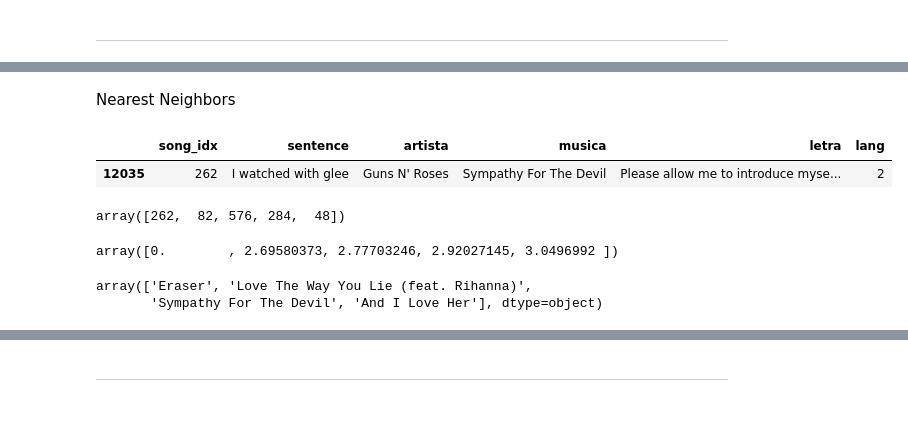
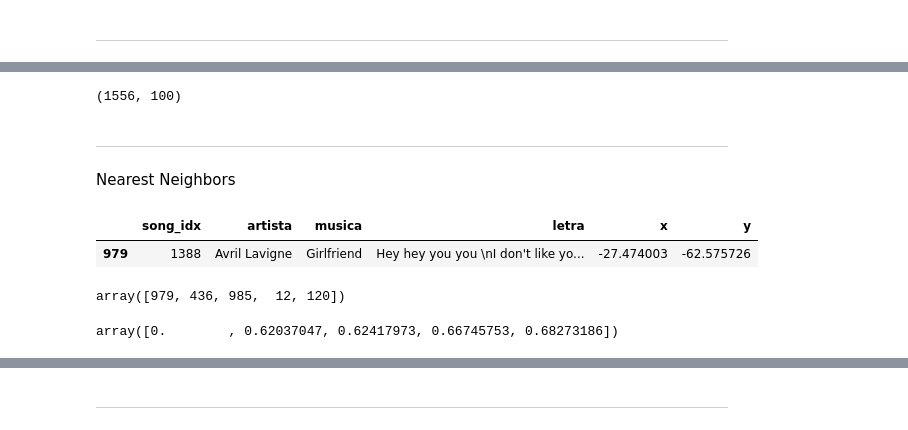
Before and after one commit to tiagohcalves/creative-ai, a Jupyter notebook: songwriter/src/05-song_space_plot.ipynb, the cells around one changed output, grey strips where cells are left out. Drawn from its saved outputs; the diff is of its cells as text; code cells hidden in the pictures.

Commit message:
Update song space

```diff
--- a/songwriter/src/05-song_space_plot.ipynb
+++ b/songwriter/src/05-song_space_plot.ipynb
@@ -65,0 +74,2 @@ with open("../data/processed/song_encodings_big.pkl", "wb") as outfile:
+# %%
+songs_df = lyrics_df[["song_idx", "artista", "musica", "letra"]].drop_duplicates().reset_index(drop=True)
@@ -66,3 +84,9 @@ with open("../data/processed/song_encodings_big.pkl", "wb") as outfile:
+# %%
+song_vecs.shape
+# %% [output]
+(1556, 100)
+# %% [markdown]
+---
 # %% [markdown]
 Nearest Neighbors
 # %%
@@ -73,18 +97,13 @@ distances, indices = nn.kneighbors(list(song_encodings_map.values()))
 # %%
-lyrics_df.sample()
+songs_df.sample()
 # %% [output]
-|  | song_idx | sentence | artista | musica | letra | lang |
-| 12035 | 262 | I watched with glee | Guns N' Roses | Sympathy For The Devil | Please allow me to introduce myse... | 2 |
+|  | song_idx | artista | musica | letra | x | y |
+| 979 | 1388 | Avril Lavigne | Girlfriend | Hey hey you you \nI don't like yo... | -27.474003 | -62.575726 |
 # %%
-indices[262]
+indices[979]
 # %% [output]
-array([262,  82, 576, 284,  48])
+array([979, 436, 985,  12, 120])
 # %%
-distances[262]
+distances[979]
 # %% [output]
-array([0.        , 2.69580373, 2.77703246, 2.92027145, 3.0496992 ])
+array([0.        , 0.62037047, 0.62417973, 0.66745753, 0.68273186])
-# %%
-lyrics_df.query("song_idx in @indices[262]")["musica"].unique()
-# %% [output]
-array(['Eraser', 'Love The Way You Lie (feat. Rihanna)',
-       'Sympathy For The Devil', 'And I Love Her'], dtype=object)
```
Also changed, not shown: parts of 16 cells of this notebook.
